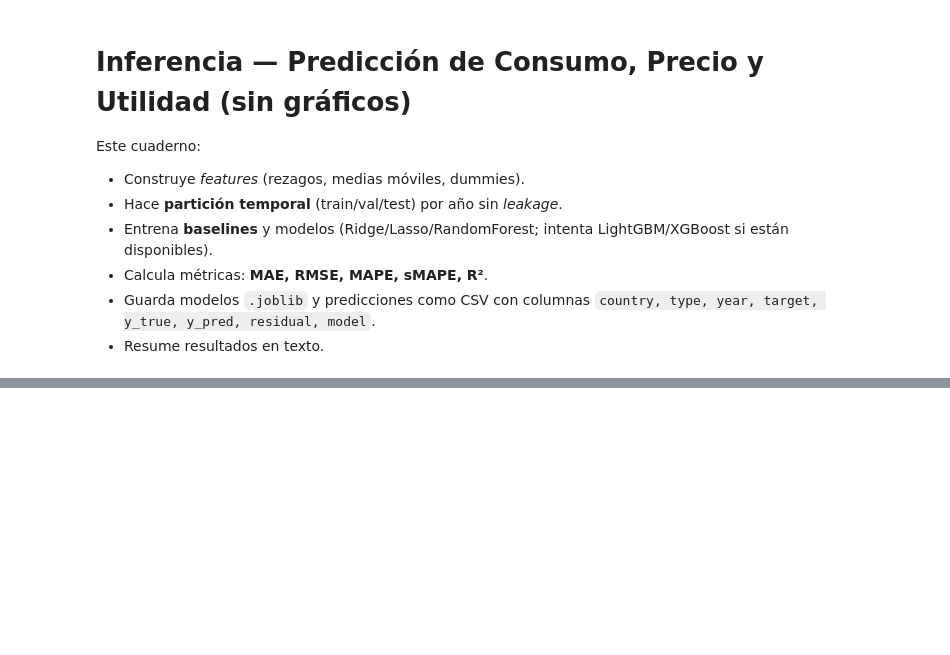
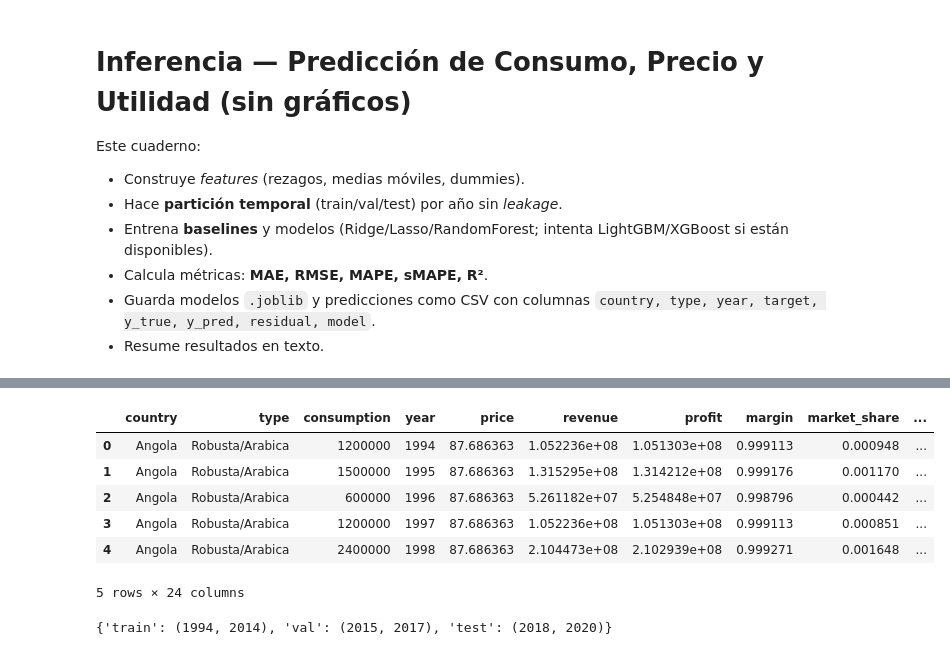
Before and after one commit to wilwil186/Coffee, a Jupyter notebook: Inferencia.ipynb, the cells around one changed output, grey strips where cells are left out. Cells and saved outputs as stored; diff of their text form; code cells hidden in the pictures; blank space fills up the shorter version.

```diff
--- a/Inferencia.ipynb
+++ b/Inferencia.ipynb
@@ -58,30 +60,59 @@ df.head(3)
 # %%
+# %%
+# Feature engineering SIN fuga (MAs solo con PASADO) + warm-up drop
 
-# %%
-# Feature engineering
-def add_lags_and_ma(g, cols, lags=(1,2,3), mas=(2,3)):
+LAGS = (1, 2, 3)
+MAS  = (2, 3)  # ventanas de medias móviles
+
+def add_lags_and_ma(g, cols, lags=LAGS, mas=MAS):
+    """
+    - Lags: shift(L) -> siempre pasado.
+    - MAs: rolling(M).mean().shift(1) -> promedio hasta el año anterior (no incluye el actual).
+    """
     g = g.copy()
     for col in cols:
+        # Rezagos
         for L in lags:
             g[f"{col}_lag{L}"] = g[col].shift(L)
+        # Medias móviles SÓLO con pasado
         for M in mas:
-            g[f"{col}_ma{M}"] = g[col].rolling(M).mean()
+            g[f"{col}_ma{M}"] = g[col].rolling(M).mean().shift(1)
     return g
 
 def build_features(df):
     parts = []
-    for keys, g in df.groupby(["country","type"], as_index=False):
-        g2 = add_lags_and_ma(g, cols=["consumption","price","profit"])
+    for keys, gi in df.groupby(["country","type"], as_index=False):
+        g2 = add_lags_and_ma(gi, cols=["consumption","price","profit"])
         parts.append(g2)
-    X = pd.concat(parts).sort_values(["country","type","year"]).reset_index(drop=True)
+    X = (pd.concat(parts)
+           .sort_values(["country","type","year"])
+           .reset_index(drop=True))
     return X
 
 X = build_features(df)
-X_ffill = X.groupby(["country","type"], group_keys=False).apply(lambda g: g.ffill())
-X = X_ffill
+
+# Warm-up: eliminar filas iniciales por grupo donde aún existirán NaNs estructurales
+# Por seguridad, usamos la ventana máxima de MA (M) y el lag máximo (L)
+WARMUP = max(max(LAGS), max(MAS))
+X = (X.groupby(["country","type"], group_keys=False)
+       .apply(lambda g: g.iloc[WARMUP:])  # corta warm-up
+       .reset_index(drop=True))
+
+# Relleno conservador por si quedaron huecos (series con huecos originales)
+X = (X.groupby(["country","type"], group_keys=False)
+       .apply(lambda g: g.ffill().bfill())
+       .reset_index(drop=True))
+
 X.head(5)
+# %% [output]
+|  | country | type | consumption | year | price | revenue | profit | margin | market_share | ... |
+| 0 | Angola | Robusta/Arabica | 1200000 | 1994 | 87.686363 | 1.052236e+08 | 1.051303e+08 | 0.999113 | 0.000948 | ... |
+| 1 | Angola | Robusta/Arabica | 1500000 | 1995 | 87.686363 | 1.315295e+08 | 1.314212e+08 | 0.999176 | 0.001170 | ... |
+| 2 | Angola | Robusta/Arabica | 600000 | 1996 | 87.686363 | 5.261182e+07 | 5.254848e+07 | 0.998796 | 0.000442 | ... |
+| 3 | Angola | Robusta/Arabica | 1200000 | 1997 | 87.686363 | 1.052236e+08 | 1.051303e+08 | 0.999113 | 0.000851 | ... |
+| 4 | Angola | Robusta/Arabica | 2400000 | 1998 | 87.686363 | 2.104473e+08 | 2.102939e+08 | 0.999271 | 0.001648 | ... |
+5 rows × 24 columns
 # %%
-
 # %%
 # Partición temporal sin leakage
 min_year, max_year = int(X["year"].min()), int(X["year"].max())
@@ -96,4 +127,6 @@ splits = {
     "test": (test_start, max_year),
 }
 splits
+# %% [output]
+{'train': (1994, 2014), 'val': (2015, 2017), 'test': (2018, 2020)}
 # %%
```
Also changed, not shown: parts of 8 cells of this notebook, 10 other files.
